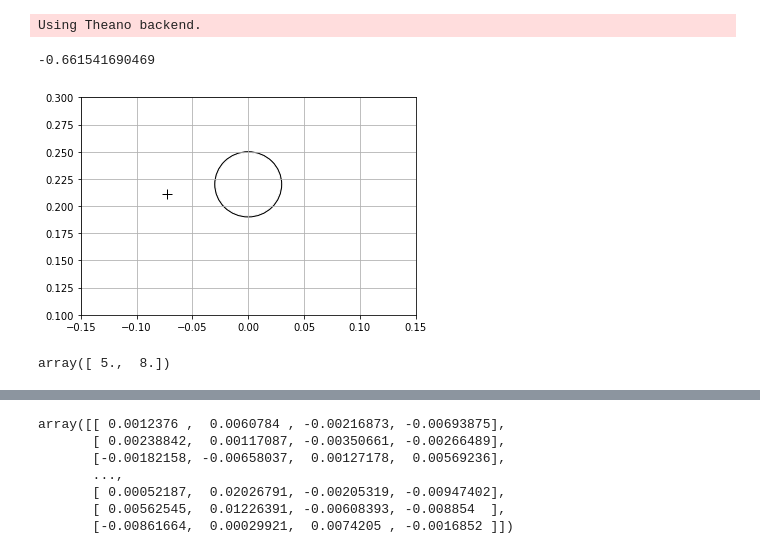
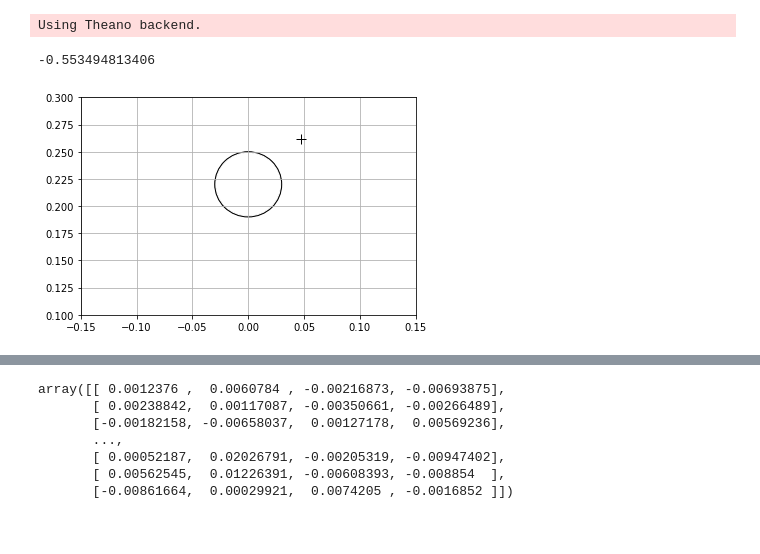
Before and after one commit to isacarnekvist/master-thesis-client, a Jupyter notebook: cartesian_network.ipynb, the cells around one changed output, grey strips where cells are left out. Saved outputs shown, nothing was run; the diff lists cells and outputs as text; code cells hidden in the pictures.

```diff
--- a/cartesian_network.ipynb
+++ b/cartesian_network.ipynb
@@ -69,8 +69,8 @@ class Environment:
 
     def reset(self):
         # Random on inner and outer circle
-        circle_x = 0.20 * np.random.rand() - 0.10
-        circle_y = 0.10 * np.random.rand() + 0.16
+        circle_x = 0.30 * np.random.rand() - 0.15
+        circle_y = 0.18 * np.random.rand() + 0.11
         self.goal_x = 0.00
         self.goal_y = 0.22
         #self.circle = Circle(circle_x, circle_y)
@@ -79,8 +79,8 @@ class Environment:
         self.eef_x = circle_x
         self.eef_y = circle_y
         while np.linalg.norm([self.eef_x - circle_x, self.eef_y - circle_y]) < 0.03:
-            self.eef_x = 0.20 * np.random.rand() - 0.10
-            self.eef_y = 0.10 * np.random.rand() + 0.16
+            self.eef_x = 0.30 * np.random.rand() - 0.15
+            self.eef_y = 0.18 * np.random.rand() + 0.11
 
     def get_state(self):
         return create_state_vector(
@@ -161,93 +161,32 @@ class Environment:
         if ax is None:
             _, ax = plt.subplots()
         plt.grid()
         ax.add_artist(plt.Circle(
             (self.goal_x, self.goal_y),
             self.circle.radius,
             color='k',
         ))
         ax.add_artist(plt.Circle(
             (self.goal_x, self.goal_y),
             self.circle.radius - 0.001,
             color='w',
         ))
         #ax.add_artist(plt.Circle(
         #    (self.circle.x, self.circle.y),
         #    self.circle.radius,
         #    color='r',
         #    alpha=0.5
         #))
         plt.plot(self.eef_x, self.eef_y, 'k+', markersize=10)
         plt.xlim((-0.15, 0.15))
         plt.ylim((0.10, 0.30))
 
 
 e = Environment(MAX_DIST)
 s, r, sr = e.interact(-0.01, 0.00)
 print(r)
 e.plot()
 plt.show()
 # %% [output]
--0.661541690469
+-0.553494813406
-[figure, old version]
+[figure, new version]
-# %%
-def gmm_loss(n_mixtures, u_size, seq_len):
-    def f(y_true, y_pred):
-        batch_size = y_true.shape[0]
-        loss = T.zeros((batch_size, 1))
-        # Calculate matrix of p(u|x) probabilities
-        probs = T.zeros((batch_size, seq_len))
-        us = y_true[:, :u_size * seq_len]
-        for m in range(n_mixtures):
-            # params
-            mixture_weights = y_pred[:, m:m + 1:n_mixtures]
-            mu_width = seq_len * u_size
-            sigma_width = mu_width
-            mu_start = n_mixtures * seq_len + m * mu_width
-            mu_end = mu_start + mu_width
-            mus = y_pred[:, mu_start:mu_start + mu_width]
-            sigma_start = n_mixtures * seq_len + n_mixtures * mu_width + m * sigma_width
-            sigma_end = sigma_start + sigma_width
-            sigmas = y_pred[:, sigma_start:sigma_end]
-            sigmas *= 0.0
-            sigmas += 0.001 ** 2
-
-            # Normal distribution probability, for one mixture component
-            exp_arg = -1/2 * ((us - mus) * (us - mus) / sigmas).reshape((batch_size, seq_len, u_size)).sum(axis=-1)
-            probs += T.tile(mixture_weights, seq_len) * (
-                T.exp(
-                    exp_arg -
-                    T.log(T.sqrt(4 * np.pi ** 2 * sigmas.reshape((batch_size, seq_len, u_size)).prod(axis=-1)))
-                )
-            )
-
-        # Divide elementwise by q(u|x)
-        q_start = u_size * seq_len
-        qs = y_true[:, q_start:q_start + seq_len]
-        ratio = probs / qs
-        acc_probs = T.ones(ratio.shape)
-        for n in range(seq_len):
-            xn_matrix = T.tile(ratio[:, n:n + 1], seq_len)
-            acc_probs *= T.set_subtensor(xn_matrix[:, :n], 1.0)
-        Z = acc_probs.sum(axis=0, keepdims=True)
-        probs_normed = acc_probs / Z
-        rewards = y_true[:, -seq_len:]
-        return -(probs_normed * rewards).sum(axis=1)
-    return f
-
-gl = gmm_loss(2, 2, 4)
-y_true = np.array([
-    [0.1, 0.2, 0.3, 0.4, 0.5, 0.6, 0.7, 0.8, 0.1, 0.2, 0.3, 0.4, -1, -2, -3, -4],
-    [0.2, 0.3, 0.4, 0.5, 0.6, 0.7, 0.8, 0.9, 0.1, 0.2, 0.3, 0.4, -4, -4, -4, -4],
-])
-y_pred = np.array([
-    [0.9, 0.1, 0.9, 0.1, 0.9, 0.1, 0.9, 0.1,
-     0.1, 0.2, 0.3, 0.4, 0.5, 0.6, 0.7, 0.8, 0.2, 0.3, 0.4, 0.5, 0.6, 0.7, 0.8, 0.9,
-     0.1, 0.1, 0.1, 0.1, 0.1, 0.1, 0.1, 0.1, 0.1, 0.1, 0.1, 0.1, 0.1, 0.1, 0.1, 0.1],
-    [0.1, 0.9, 0.1, 0.9, 0.1, 0.9, 0.1, 0.9,
-     0.1, 0.2, 0.3, 0.4, 0.5, 0.6, 0.7, 0.8, 0.2, 0.3, 0.4, 0.5, 0.6, 0.7, 0.8, 0.9,
-     0.1, 0.1, 0.1, 0.1, 0.1, 0.1, 0.1, 0.1, 0.1, 0.1, 0.1, 0.1, 0.1, 0.1, 0.1, 0.1],
-])
-gl(y_true, y_pred).eval()
-# %% [output]
-array([ 5.,  8.])
```
Also changed, not shown: parts of 6 cells of this notebook.
